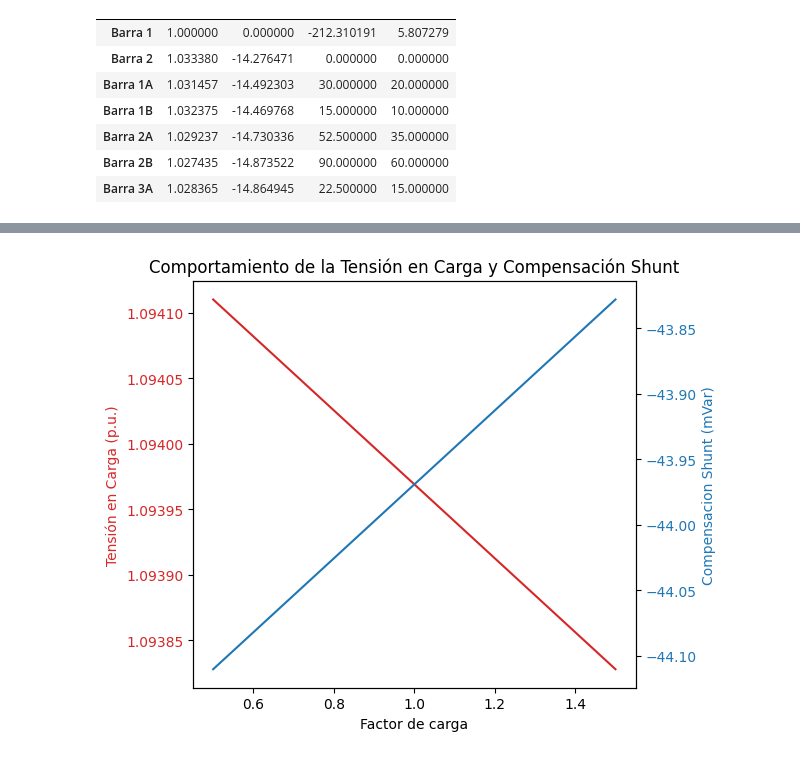
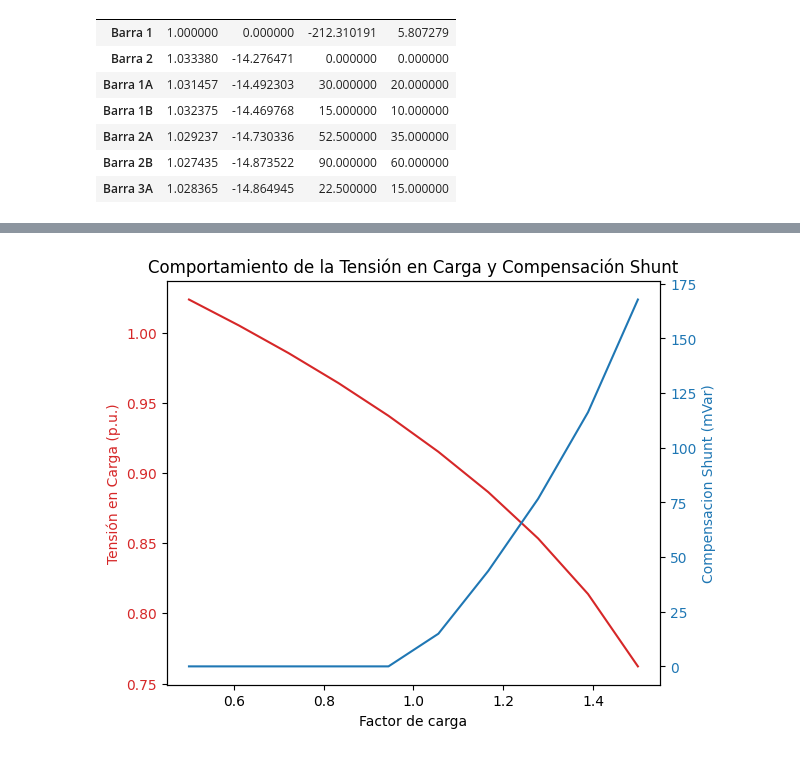
Before and after one commit to pauluxsaada/G7A_Sep1_S12024, a Jupyter notebook: tarea_sep_1.ipynb, the cells around one changed output, grey strips where cells are left out. Cells and saved outputs as stored; diff of their text form; code cells hidden in the pictures.

```diff
--- a/tarea_sep_1.ipynb
+++ b/tarea_sep_1.ipynb
@@ -163,35 +185,44 @@ for factor in load_factors:
     voltages_carga.append(voltage_carga)
 
 # Calcular compensación shunt necesaria
 compensacion_shunt = []
 for voltage in voltages_carga:
-    if voltage < 0.95:
-        compensacion_shunt.append((0.95 - voltage) * 1e3)  # Convertir a mVar
-    elif voltage > 1.05:
-        compensacion_shunt.append((1.05 - voltage) * 1e3)  # Convertir a mVar
+    if voltage < 0.93:
+        compensacion_shunt.append((0.93 - voltage) * 1e3)  # Convertir a mVar
+    elif voltage > 1.07:
+        compensacion_shunt.append((1.07 - voltage) * 1e3)  # Convertir a mVar
     else:
         compensacion_shunt.append(0)
+
+
+# Aplicar compensación shunt en la carga
+for idx, compensacion in enumerate(compensacion_shunt):
+    if compensacion != 0:
+        pp.create_shunt(red, red.load.loc[red.load.name == 'Carga', 'bus'].values[0], q_mvar=compensacion * 1e-3)
+
+# Correr la simulación de nuevo
+pp.runpp(red, algorithm='nr', numba=False, max_iteration=100)
 
 # Convertir resultados a DataFrame para graficar
 resultados_df = pd.DataFrame({'Factor de carga': load_factors, 'Tension en Barra 2': voltages_bar2, 'Tension en Carga': voltages_carga, 'Compensacion Shunt (mVar)': compensacion_shunt})
 
 # Graficar resultados
 fig, ax1 = plt.subplots()
 
 color = 'tab:red'
 ax1.set_xlabel('Factor de carga')
 ax1.set_ylabel('Tensión en Carga (p.u.)', color=color)
 ax1.plot(resultados_df['Factor de carga'], resultados_df['Tension en Carga'], color=color)
 ax1.tick_params(axis='y', labelcolor=color)
 
 ax2 = ax1.twinx()
 color = 'tab:blue'
 ax2.set_ylabel('Compensacion Shunt (mVar)', color=color)
 ax2.plot(resultados_df['Factor de carga'], resultados_df['Compensacion Shunt (mVar)'], color=color)
 ax2.tick_params(axis='y', labelcolor=color)
 
 fig.tight_layout()
 plt.title('Comportamiento de la Tensión en Carga y Compensación Shunt')
 plt.show()
 # %% [output]
-[figure, old version]
+[figure, new version]
```
Also changed, not shown: parts of 9 cells of this notebook.
